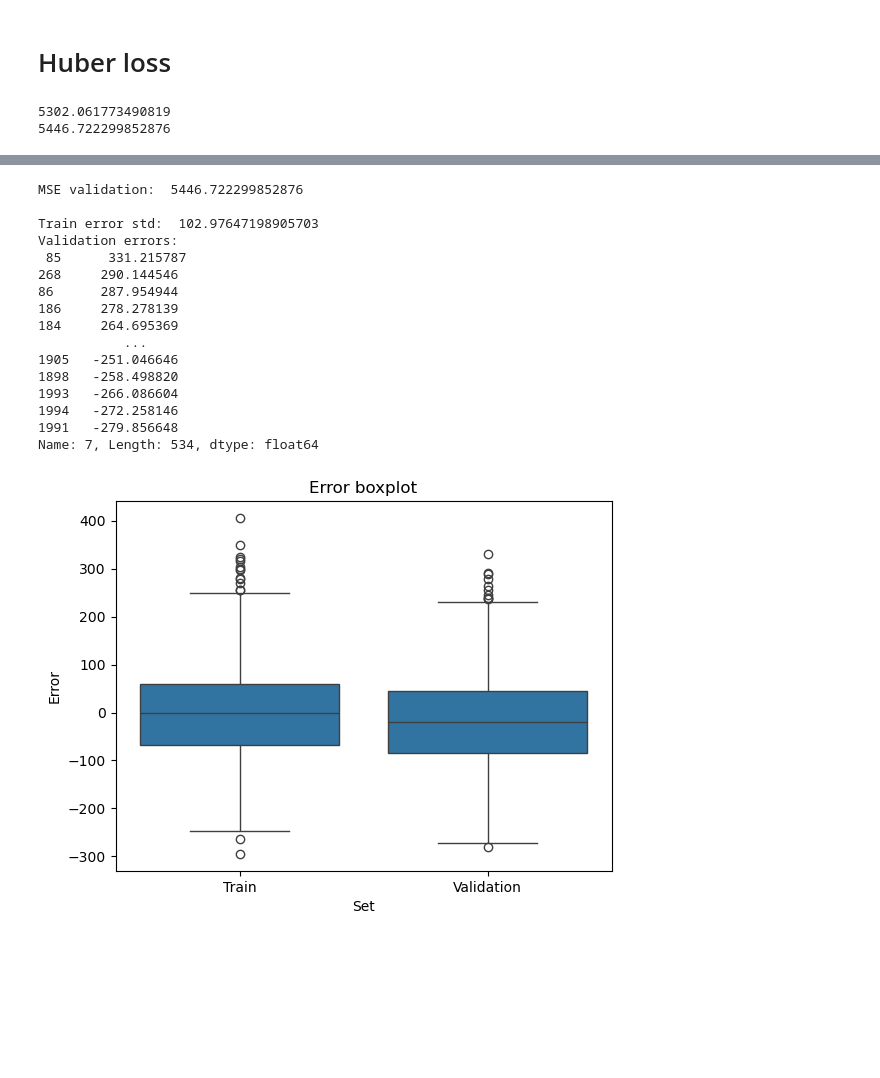
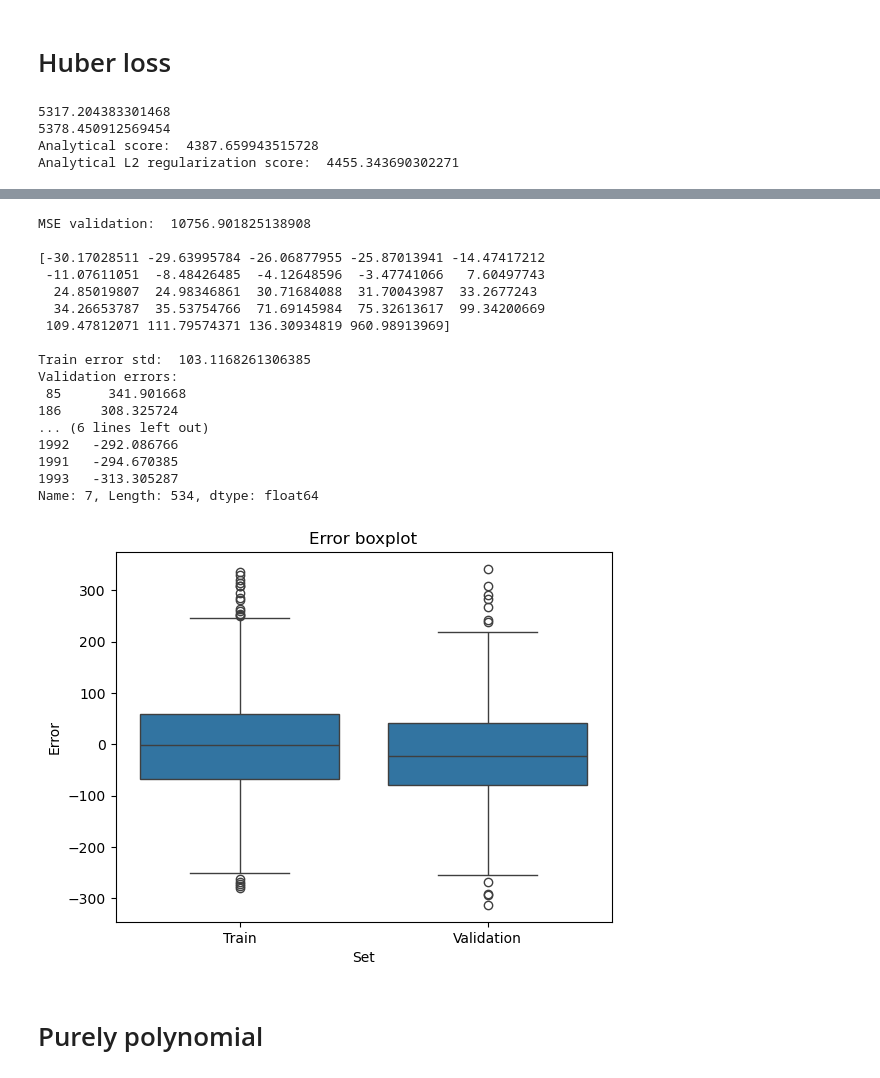
Before and after one commit to typsoon/mpum_first_miniproject, a Jupyter notebook: regression.sync.ipynb, the cells around one changed output, grey strips where cells are left out. Cells and saved outputs as stored; diff of their text form; code cells hidden in the pictures; blank space fills up the shorter version.

```diff
--- a/regression.sync.ipynb
+++ b/regression.sync.ipynb
@@ -117,13 +138,14 @@ class OrdinaryBaseFunc(BaseFunc):
 # %%
 class MSE(LossFunc):
     def loss_value(self, prediction, ground_truth):
+        return np.mean((prediction - ground_truth) ** 2)
         return (
             # (1 / (2 * self.number_of_inputs))
             # * (ground_truth - prediction).T
             # @ (ground_truth - prediction)
-            (1 / (2 * len(prediction)))
-            * (ground_truth - prediction).T
-            @ (ground_truth - prediction)
+            # (1 / (len(prediction)))
+            # * (ground_truth - prediction).T
+            # @ (ground_truth - prediction)
         )
 
     def loss_derivative(self, prediction, ground_truth, parameters=None):
@@ -321,12 +343,16 @@ plt.show()
 # %% [output]
 [figure]
 # %%
-def standarize_matrix_and_add_ones(data_matrix):
+def standarize_matrix(data_matrix):
     mean = np.mean(data_matrix, axis=0)
     std = np.std(data_matrix, axis=0)
     std[std == 0] = 1
+    standarized = (data_matrix - mean) / std
+    return standarized
 
-    standarized = (data_matrix - mean) / std
+
+def standarize_matrix_and_add_ones(data_matrix):
+    standarized = standarize_matrix(data_matrix)
     return np.c_[np.ones(standarized.shape[0]), standarized]
 # %%
 def to_matrices(data, labels, preprocess_func=lambda x: x):
@@ -380,12 +406,21 @@ def train_and_test(
     test_matrix,
     test_labels_matrix,
     epochs_num=700,
+    skip_this_many_in_plot=0,
+    lambda_val=0.02,
 ):
     loss_at_epochs = [model.test(train_matrix, train_labels_matrix)]
     model.train(epochs_num, train_matrix, train_labels_matrix, loss_at_epochs)
     print(model.test(train_matrix, train_labels_matrix))
     print(model.test(test_matrix, test_labels_matrix))
 
+    print("Analytical score: ", model.analytical_mse(test_matrix, test_labels_matrix))
+    print(
+        "Analytical L2 regularization score: ",
+        model.L2_ref_analytical_mse(test_matrix, test_labels_matrix, lambda_val),
+    )
+
+    loss_at_epochs = loss_at_epochs[skip_this_many_in_plot:]
     plt.plot(range(len(loss_at_epochs)), loss_at_epochs, marker="o", linewidth=0.0025)
     plt.xlabel("Epoch")
     plt.ylabel("MSE loss")
@@ -395,10 +430,12 @@ def train_and_test(
 # %% [markdown]
 # Ordinary model
 # %%
+learning_rate = 0.005
+
 base_func = OrdinaryBaseFunc(train_matrix.shape[1], train_matrix.shape[0])
 loss_func = MSE(train_matrix.shape[0])
 
-model = Model(base_func, loss_func, 0.01)
+model = Model(base_func, loss_func, learning_rate)
 # %%
 train_and_test(
     model,
@@ -988,11 +1103,13 @@ test_matrix_hyp = preprocess_data_exponent3(test_set)
 
 base_func_hyp = OrdinaryBaseFunc(train_matrix_hyp.shape[1], train_matrix_hyp.shape[0])
 loss_func_hyp = HUBER(train_matrix_hyp.shape[0], delta)
-# reg_parameter = 0.8
-# model = Model(base_func_hyp, loss_func_hyp, 0.01, L1_regularization(reg_parameter))
-model = Model(base_func_hyp, loss_func_hyp, 0.01)
+reg_parameter = 0.8
+model = Model(
+    base_func_hyp, loss_func_hyp, learning_rate, L1_regularization(reg_parameter)
+)
+# model = Model(base_func_hyp, loss_func_hyp, learning_rate)
 # reg_parameter = 0.00001
-# model = Model(base_func_hyp, loss_func_hyp, 0.01, L2_regularization(reg_parameter))
+# model = Model(base_func_hyp, loss_func_hyp, learning_rate, L2_regularization(reg_parameter))
 train_and_test(
     model,
     train_matrix_hyp,
@@ -1002,6 +1119,7 @@ train_and_test(
     epochs_num,
 )
 
+
 # print("Huber loss: ", model.test(test_matrix, test_labels.to_numpy()))
 model.loss_func = MSE(train_matrix_hyp.shape[0])
 print(
@@ -1009,6 +1127,8 @@ print(
     model.test(validation_matrix_hyp, validation_labels.to_numpy()),
     end="\n\n",
 )
+
+print(np.sort(model.base_func.parameters()), end="\n\n")
 # print("MSE: ", model.test(test_matrix_hyp, test_labels.to_numpy()))
 
 train_error = model.base_func.predict(train_matrix_hyp) - train_labels
@@ -1035,5 +1155,7 @@ plt.title("Error boxplot")
 # plt.grid(True)
 plt.show()
 # %% [output]
-5302.061773490819
-5446.722299852876
+5317.204383301468
+5378.450912569454
+Analytical score:  4387.659943515728
+Analytical L2 regularization score:  4455.343690302271
@@ -1041,17 +1163,20 @@ plt.show()
-MSE validation:  5446.722299852876
+MSE validation:  10756.901825138908
 
-Train error std:  102.97647198905703
+[-30.17028511 -29.63995784 -26.06877955 -25.87013941 -14.47417212
+ -11.07611051  -8.48426485  -4.12648596  -3.47741066   7.60497743
+  24.85019807  24.98346861  30.71684088  31.70043987  33.2677243
+  34.26653787  35.53754766  71.69145984  75.32613617  99.34200669
+ 109.47812071 111.79574371 136.30934819 960.98913969]
+
+Train error std:  103.1168261306385
 Validation errors:
- 85      331.215787
-268     290.144546
-86      287.954944
-186     278.278139
-184     264.695369
-           ...
-1905   -251.046646
-1898   -258.498820
-1993   -266.086604
-1994   -272.258146
-1991   -279.856648
+ 85      341.901668
+186     308.325724
+... (6 lines left out)
+1992   -292.086766
+1991   -294.670385
+1993   -313.305287
 Name: 7, Length: 534, dtype: float64
-[figure, old version]
+[figure, new version]
+# %% [markdown]
+# Purely polynomial
```
Also changed, not shown: parts of 38 cells of this notebook, 10 other files.
